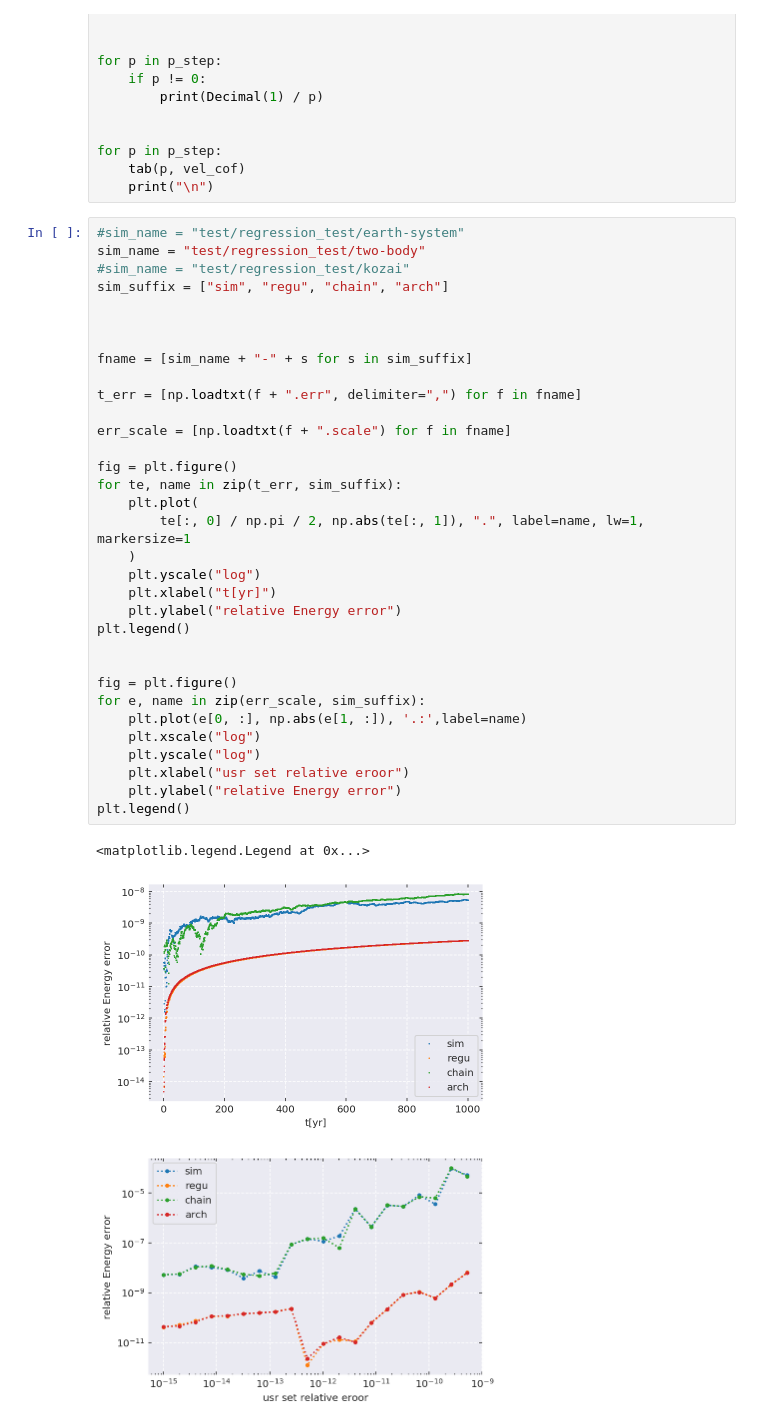
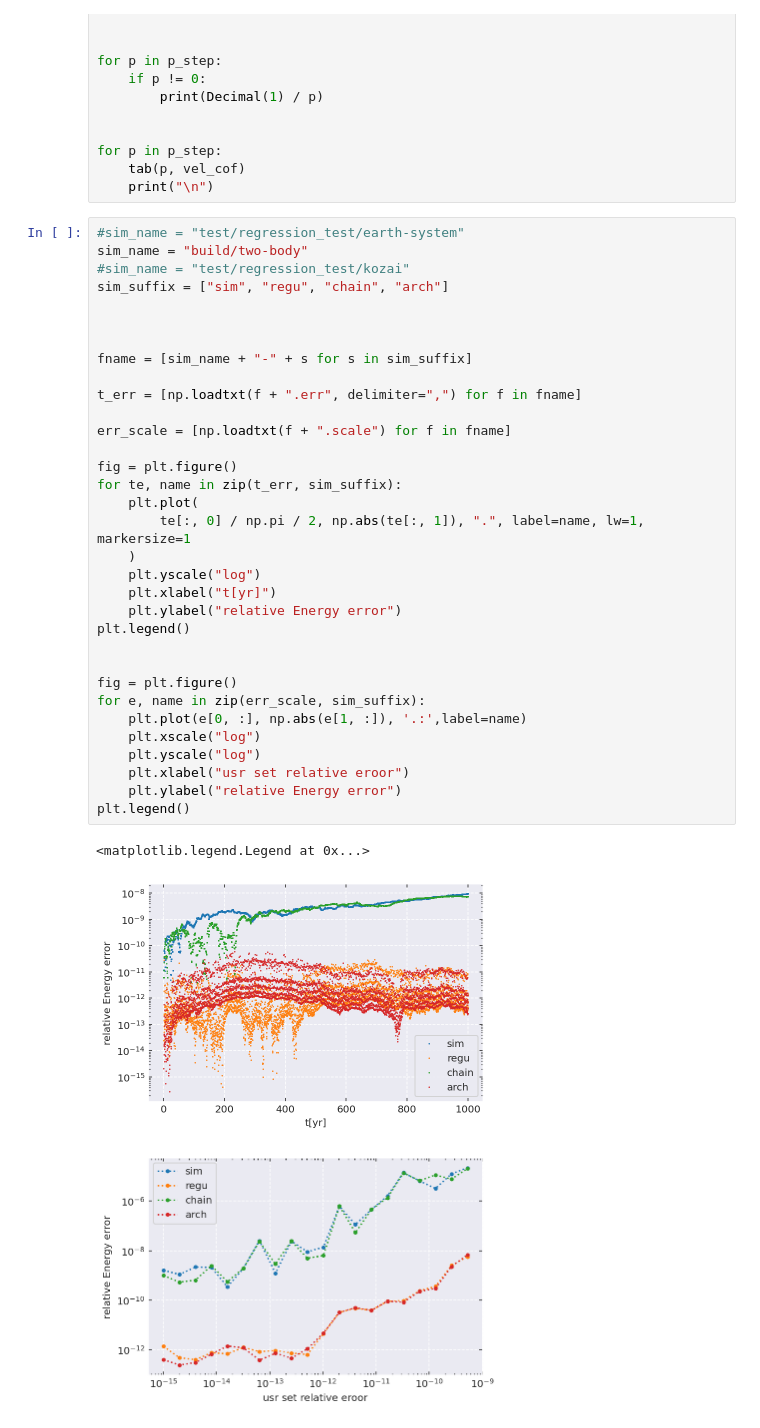
Before and after one commit to YihanWangAstro/SpaceHub, a Jupyter notebook: draw.ipynb, the cells around one changed output. Cells and saved outputs as stored; diff of their text form.

```diff
--- a/draw.ipynb
+++ b/draw.ipynb
@@ -180,38 +186,38 @@ for p in p_step:
     print("\n")
 # %%
 #sim_name = "test/regression_test/earth-system"
-sim_name = "test/regression_test/two-body"
+sim_name = "build/two-body"
 #sim_name = "test/regression_test/kozai"
 sim_suffix = ["sim", "regu", "chain", "arch"]
 
 
 
 fname = [sim_name + "-" + s for s in sim_suffix]
 
 t_err = [np.loadtxt(f + ".err", delimiter=",") for f in fname]
 
 err_scale = [np.loadtxt(f + ".scale") for f in fname]
 
 fig = plt.figure()
 for te, name in zip(t_err, sim_suffix):
     plt.plot(
         te[:, 0] / np.pi / 2, np.abs(te[:, 1]), ".", label=name, lw=1, markersize=1
     )
     plt.yscale("log")
     plt.xlabel("t[yr]")
     plt.ylabel("relative Energy error")
 plt.legend()
 
 
 fig = plt.figure()
 for e, name in zip(err_scale, sim_suffix):
     plt.plot(e[0, :], np.abs(e[1, :]), '.:',label=name)
     plt.xscale("log")
     plt.yscale("log")
     plt.xlabel("usr set relative eroor")
     plt.ylabel("relative Energy error")
 plt.legend()
 # %% [output]
 <matplotlib.legend.Legend at 0x...>
-[figure, old version]
+[figure, new version]
-[figure, old version]
+[figure, new version]
```
Also changed, not shown: parts of 1 cell of this notebook, 3 other files.
